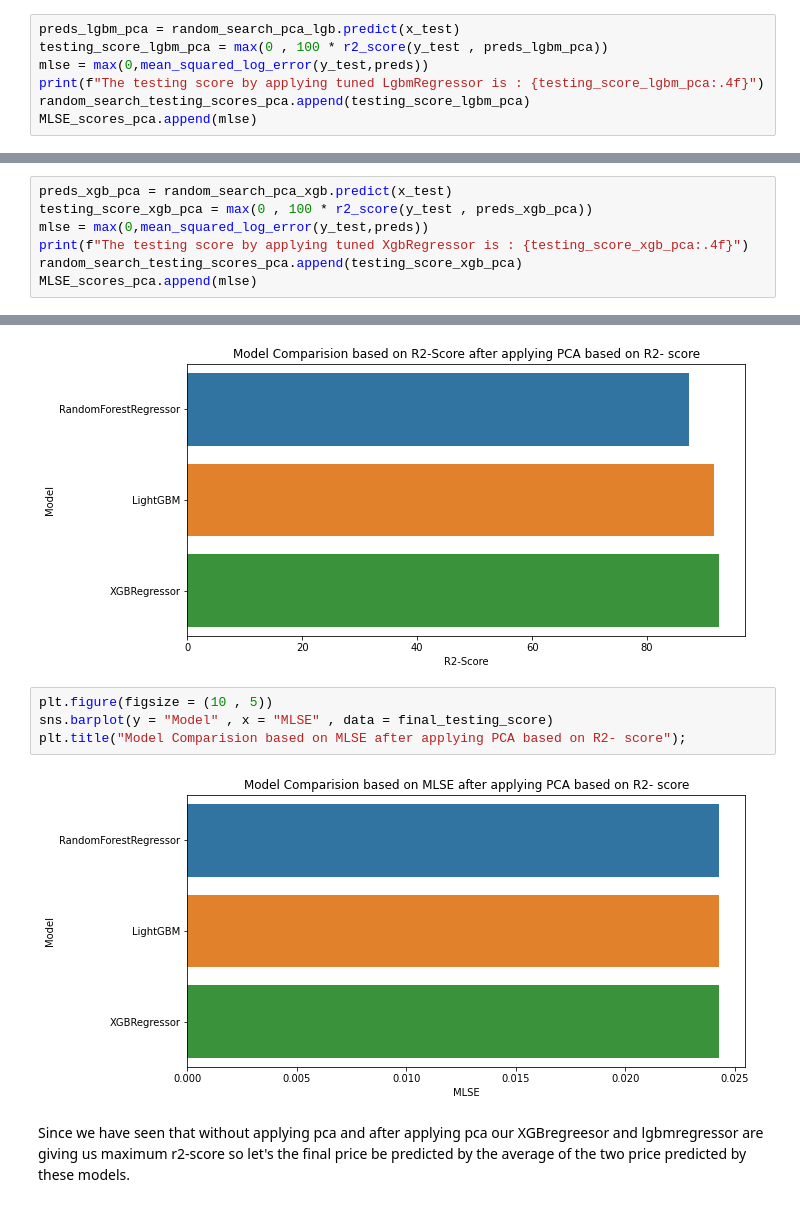
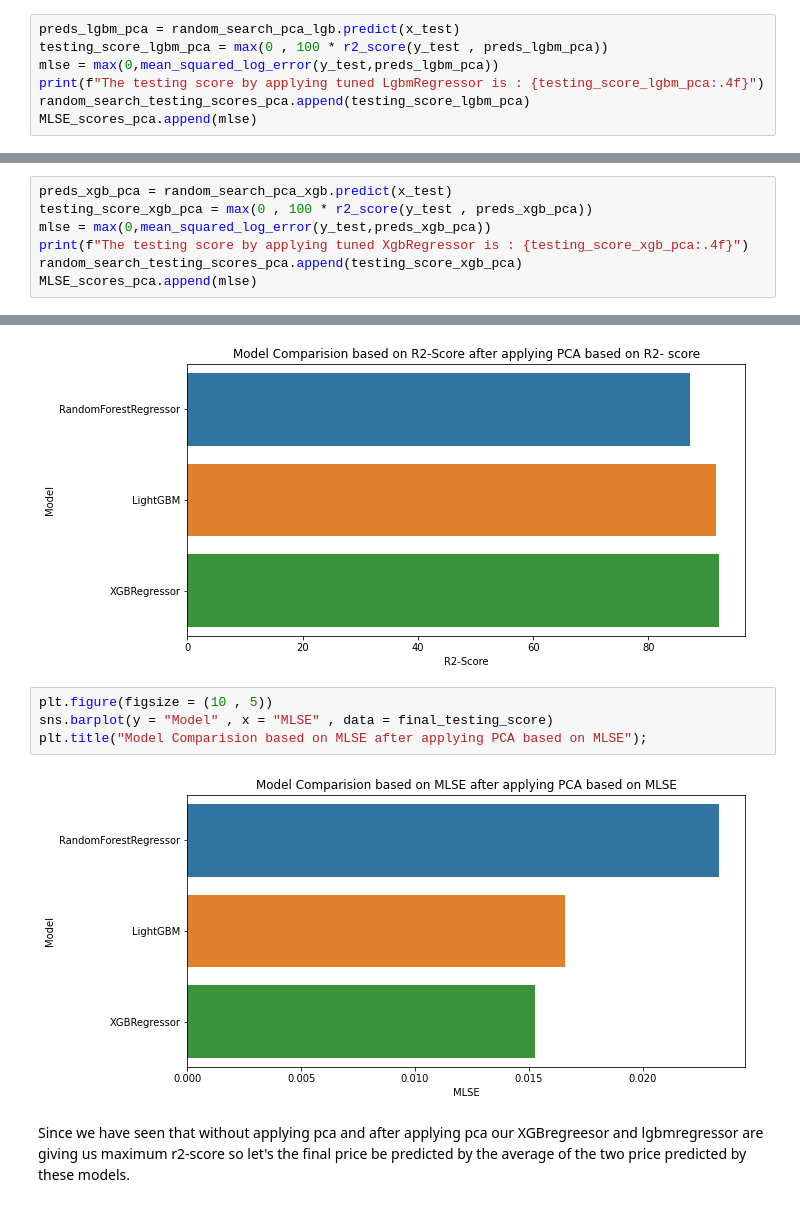
Before and after one commit to Shrut26/Flight-Ticket-Price-Prediction, a Jupyter notebook: Flight_Ticket_Price_Prediction.ipynb, the cells around one changed output, grey strips where cells are left out. Drawn from its saved outputs; the diff is of its cells as text.

```diff
--- a/Flight_Ticket_Price_Prediction.ipynb
+++ b/Flight_Ticket_Price_Prediction.ipynb
@@ -1079,7 +941,7 @@ LGBMRegressor(colsample_bytree=0.7, gamma=0.3, learning_rate=0.25, max_depth=15,
 # %%
 preds_lgbm_pca = random_search_pca_lgb.predict(x_test)
 testing_score_lgbm_pca = max(0 , 100 * r2_score(y_test , preds_lgbm_pca))
-mlse = max(0,mean_squared_log_error(y_test,preds))
+mlse = max(0,mean_squared_log_error(y_test,preds_lgbm_pca))
 print(f"The testing score by applying tuned LgbmRegressor is : {testing_score_lgbm_pca:.4f}")
 random_search_testing_scores_pca.append(testing_score_lgbm_pca)
 MLSE_scores_pca.append(mlse)
@@ -1129,7 +991,7 @@ RandomizedSearchCV(cv=5, estimator=XGBRegressor(), n_iter=8, n_jobs=1,
 # %%
 preds_xgb_pca = random_search_pca_xgb.predict(x_test)
 testing_score_xgb_pca = max(0 , 100 * r2_score(y_test , preds_xgb_pca))
-mlse = max(0,mean_squared_log_error(y_test,preds))
+mlse = max(0,mean_squared_log_error(y_test,preds_xgb_pca))
 print(f"The testing score by applying tuned XgbRegressor is : {testing_score_xgb_pca:.4f}")
 random_search_testing_scores_pca.append(testing_score_xgb_pca)
 MLSE_scores_pca.append(mlse)
@@ -1152,9 +1014,9 @@ plt.title("Model Comparision based on R2-Score after applying PCA based on R2- s
 # %%
 plt.figure(figsize = (10 , 5))
 sns.barplot(y = "Model" , x = "MLSE" , data = final_testing_score)
-plt.title("Model Comparision based on MLSE after applying PCA based on R2- score");
+plt.title("Model Comparision based on MLSE after applying PCA based on MLSE");
 # %% [output]
-[figure, old version]
+[figure, new version]
 # %% [markdown]
 Since we have seen that without applying pca and after applying pca our XGBregreesor and lgbmregressor are giving us maximum r2-score so let's the final price be predicted by the average of the two price predicted by these models.
 # %%
```
Also changed, not shown: parts of 43 cells of this notebook.
